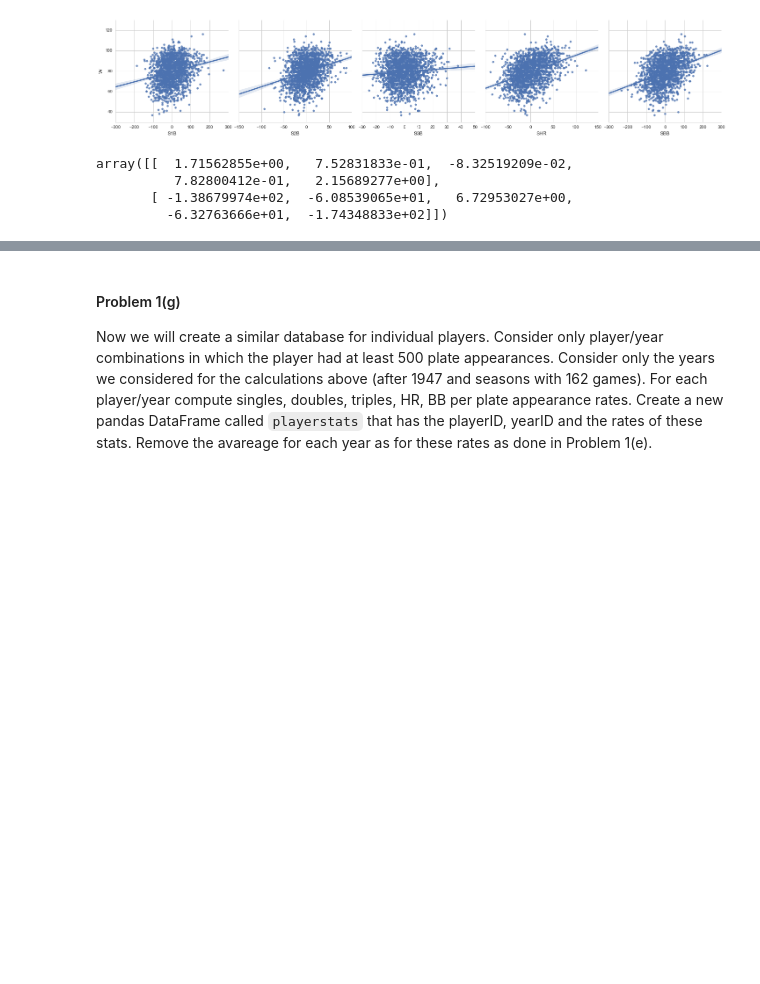
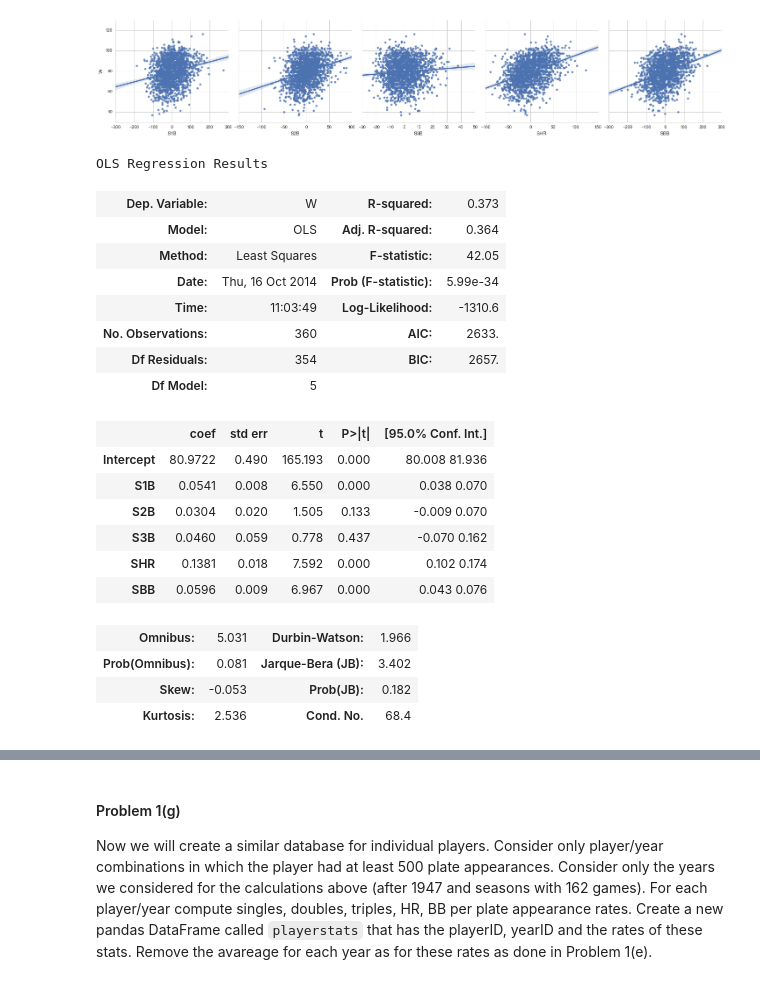
Before and after one commit to dimagalat/CSCI_E-109, a Jupyter notebook: homework/santos_n_hw3/HW3.ipynb, the cells around one changed output, grey strips where cells are left out. Cells and saved outputs as stored; diff of their text form; code cells hidden in the pictures; blank space fills up the shorter version.

```diff
--- a/homework/santos_n_hw3/HW3.ipynb
+++ b/homework/santos_n_hw3/HW3.ipynb
@@ -252,11 +258,27 @@ sns.despine(left=True)
 # %% [output]
 [figure]
 # %%
-stats_std_2002 = stats_std[stats_std["yearID"] == 2002]
-stats_fit = np.polyfit(stats_std_2002["W"], stats_std_2002[["S1B", "S2B", "S3B", "SHR", "SBB"]],1)
-stats_fit
+# Use only statistics from 2002 on.
+stats_std_post_2002 = stats_std[stats_std["yearID"] >= 2002]
+sm.ols("W ~ S1B + S2B + S3B + SHR + SBB", stats_std_post_2002).fit().summary()
 # %% [output]
-array([[  1.71562855e+00,   7.52831833e-01,  -8.32519209e-02,
-          7.82800412e-01,   2.15689277e+00],
-       [ -1.38679974e+02,  -6.08539065e+01,   6.72953027e+00,
-         -6.32763666e+01,  -1.74348833e+02]])
+OLS Regression Results
+| Dep. Variable: | W | R-squared: | 0.373 |
+| Model: | OLS | Adj. R-squared: | 0.364 |
+| Method: | Least Squares | F-statistic: | 42.05 |
+| Date: | Thu, 16 Oct 2014 | Prob (F-statistic): | 5.99e-34 |
+| Time: | 11:03:49 | Log-Likelihood: | -1310.6 |
+| No. Observations: | 360 | AIC: | 2633. |
+| Df Residuals: | 354 | BIC: | 2657. |
+| Df Model: | 5 |  |  |
+|  | coef | std err | t | P>|t| | [95.0% Conf. Int.] |
+| Intercept | 80.9722 | 0.490 | 165.193 | 0.000 | 80.008 81.936 |
+| S1B | 0.0541 | 0.008 | 6.550 | 0.000 | 0.038 0.070 |
+| S2B | 0.0304 | 0.020 | 1.505 | 0.133 | -0.009 0.070 |
+| S3B | 0.0460 | 0.059 | 0.778 | 0.437 | -0.070 0.162 |
+| SHR | 0.1381 | 0.018 | 7.592 | 0.000 | 0.102 0.174 |
+| SBB | 0.0596 | 0.009 | 6.967 | 0.000 | 0.043 0.076 |
+| Omnibus: | 5.031 | Durbin-Watson: | 1.966 |
+| Prob(Omnibus): | 0.081 | Jarque-Bera (JB): | 3.402 |
+| Skew: | -0.053 | Prob(JB): | 0.182 |
+| Kurtosis: | 2.536 | Cond. No. | 68.4 |
```
Also changed, not shown: parts of 28 cells of this notebook.
